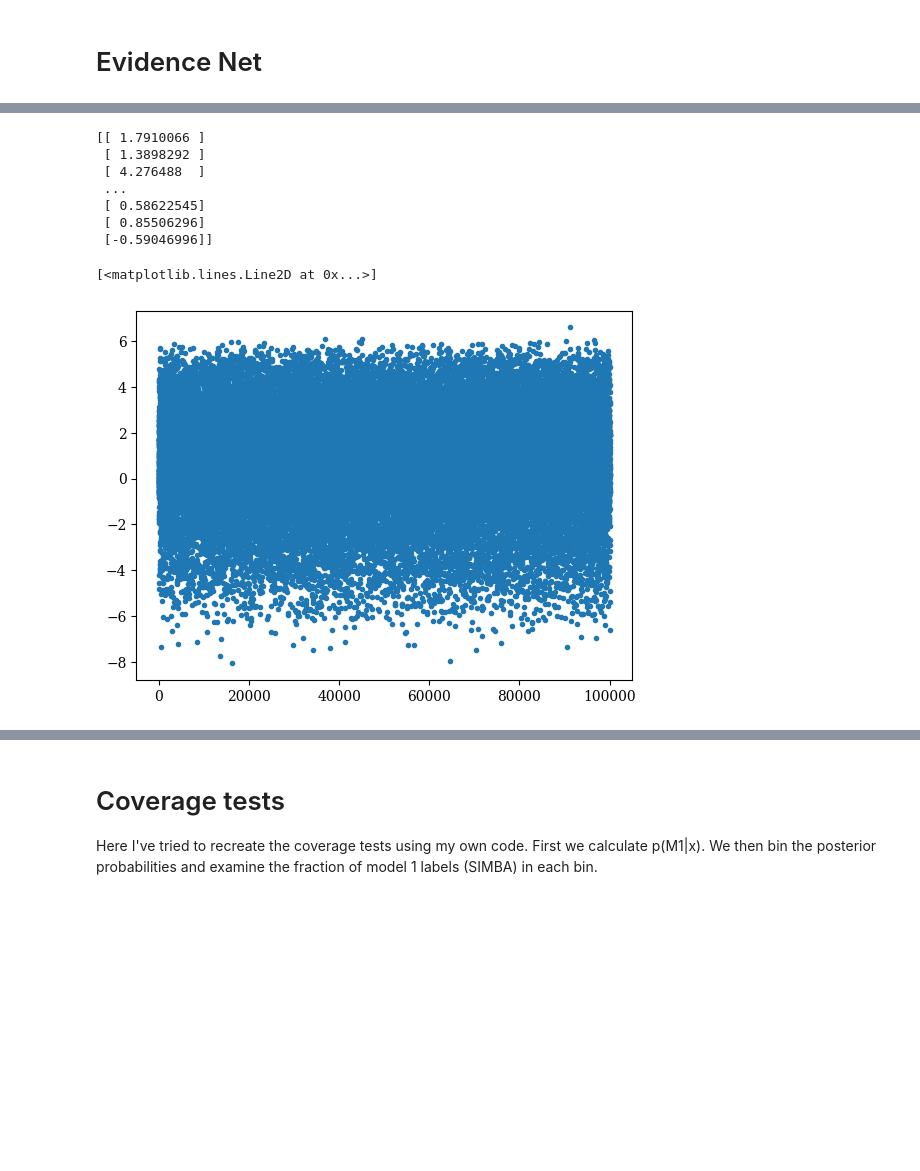
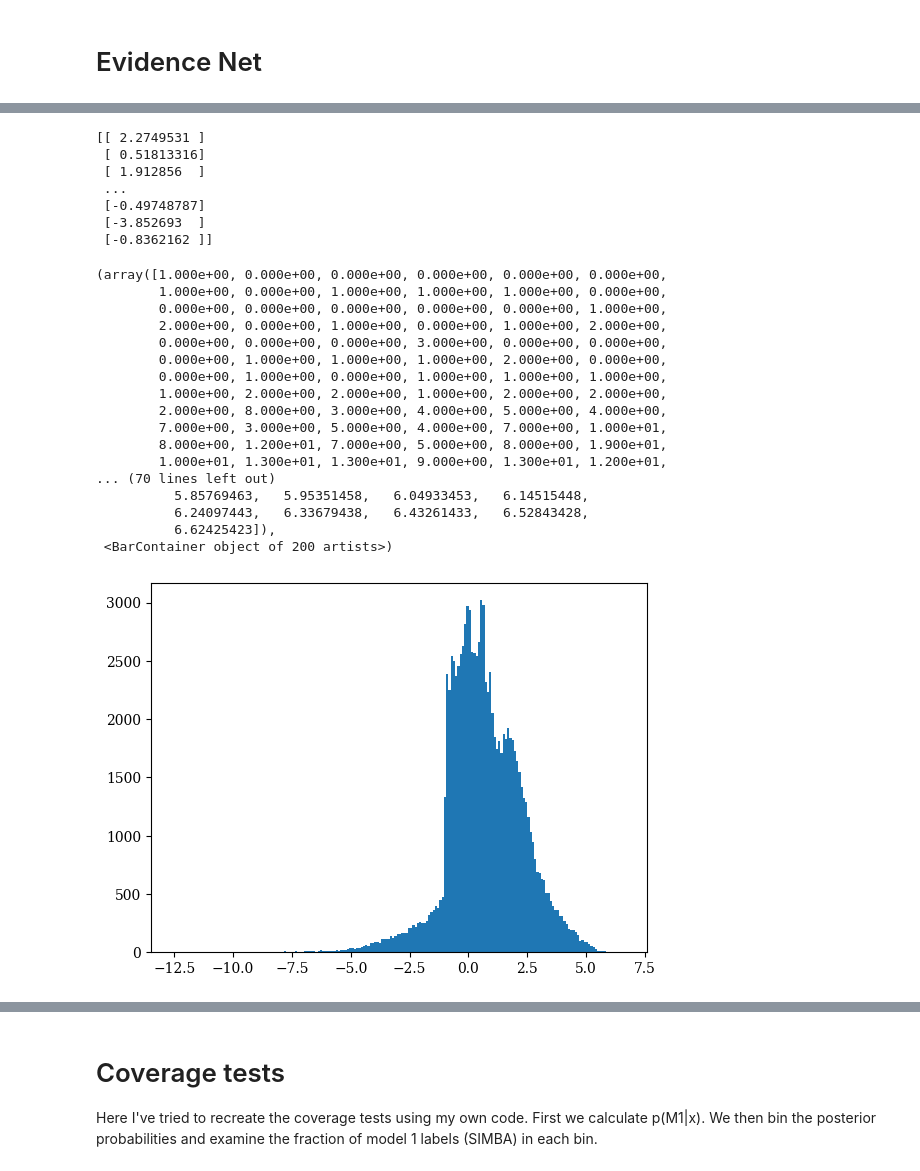
Before and after one commit to cjpdrury/evidence_networks, a Jupyter notebook: evidence_network.ipynb, the cells around one changed output, grey strips where cells are left out. Saved outputs shown, nothing was run; the diff lists cells and outputs as text; code cells hidden in the pictures; blank space fills up the shorter version.

```diff
--- a/evidence_network.ipynb
+++ b/evidence_network.ipynb
@@ -123,7 +123,7 @@ train_data = np.append(train_SIMB,train_Illu, axis=0 )
 
 
 # below is for using stellar mass and stellar metallicity
-# train_data = train_data[:,[1,7,-1]]
+train_data = train_data[:,[1,7,-1]]
 
 print(train_data[:,:-1].shape)
 # %% [output]
@@ -170,19 +164,20 @@ x_train[:,1].min()
 # %% [markdown]
 ## Scale data and view distributions
 # %%
-scaler = StandardScaler()
-scaler.fit(x_train)
-x_train_scaled = scaler.transform(x_train)
-x_test_scaled = scaler.transform(x_test)
+# use this if wanting to view all the features
+# scaler = StandardScaler()
+# scaler.fit(x_train)
+# x_train_scaled = scaler.transform(x_train)
+# x_test_scaled = scaler.transform(x_test)
 # %%
 # normalise training data
-# x_train_scaled = np.copy(x_train)
-# x_train_scaled[:,0] = np.log(x_train_scaled[:,0])
+x_train_scaled = np.copy(x_train)
+x_train_scaled[:,0] = np.log(x_train_scaled[:,0])
 
-# x_test_scaled = np.copy(x_test)
-# x_test_scaled[:,0] = np.log(x_test_scaled[:,0])
+x_test_scaled = np.copy(x_test)
+x_test_scaled[:,0] = np.log(x_test_scaled[:,0])
 
-# scaler = StandardScaler()
-# scaler.fit(x_train_scaled)
-# x_train_scaled = scaler.transform(x_train_scaled)/20.+0.5
-# x_test_scaled = scaler.transform(x_test_scaled)/20.+0.5
+scaler = StandardScaler()
+scaler.fit(x_train_scaled)
+x_train_scaled = scaler.transform(x_train_scaled)/20.+0.5
+x_test_scaled = scaler.transform(x_test_scaled)/20.+0.5
@@ -380,7 +371,7 @@ class CustomCallback(callbacks.Callback):
 # input size, epochs, number of ensembles
 N = x_train_scaled.shape[1]
 epochs = 10
-n_models = 4
+n_models = 1
 
 #####
 # n_test_calc = np.min([n_validation,20000])
@@ -440,25 +431,41 @@ Epoch 10/10
 validation_prediction = (model_instances_model[-1].predict(x_test_scaled))
 print(validation_prediction)
 # %% [output]
-[[ 1.7910066 ]
- [ 1.3898292 ]
- [ 4.276488  ]
+[[ 2.2749531 ]
+ [ 0.51813316]
+ [ 1.912856  ]
  ...
- [ 0.58622545]
- [ 0.85506296]
- [-0.59046996]]
+ [-0.49748787]
+ [-3.852693  ]
+ [-0.8362162 ]]
 # %%
-# plt.hist(validation_prediction,bins=200)
-plt.plot(validation_prediction,'.')
+plt.hist(validation_prediction,bins=200)
+# plt.plot(validation_prediction,'.')
 # plt.ylim(-100,100)
 
 
 # validation_prediction_mean = np.mean(validation_prediction)
 # log_K_net = np.log10(np.exp(validation_prediction_mean))
 # print(log_K)
 # %% [output]
-[<matplotlib.lines.Line2D at 0x...>]
+(array([1.000e+00, 0.000e+00, 0.000e+00, 0.000e+00, 0.000e+00, 0.000e+00,
+        1.000e+00, 0.000e+00, 1.000e+00, 1.000e+00, 1.000e+00, 0.000e+00,
+        0.000e+00, 0.000e+00, 0.000e+00, 0.000e+00, 0.000e+00, 1.000e+00,
+        2.000e+00, 0.000e+00, 1.000e+00, 0.000e+00, 1.000e+00, 2.000e+00,
+        0.000e+00, 0.000e+00, 0.000e+00, 3.000e+00, 0.000e+00, 0.000e+00,
+        0.000e+00, 1.000e+00, 1.000e+00, 1.000e+00, 2.000e+00, 0.000e+00,
+        0.000e+00, 1.000e+00, 0.000e+00, 1.000e+00, 1.000e+00, 1.000e+00,
+        1.000e+00, 2.000e+00, 2.000e+00, 1.000e+00, 2.000e+00, 2.000e+00,
+        2.000e+00, 8.000e+00, 3.000e+00, 4.000e+00, 5.000e+00, 4.000e+00,
+        7.000e+00, 3.000e+00, 5.000e+00, 4.000e+00, 7.000e+00, 1.000e+01,
+        8.000e+00, 1.200e+01, 7.000e+00, 5.000e+00, 8.000e+00, 1.900e+01,
+        1.000e+01, 1.300e+01, 1.300e+01, 9.000e+00, 1.300e+01, 1.200e+01,
+... (70 lines left out)
+          5.85769463,   5.95351458,   6.04933453,   6.14515448,
+          6.24097443,   6.33679438,   6.43261433,   6.52843428,
+          6.62425423]),
+ <BarContainer object of 200 artists>)
-[figure, old version]
+[figure, new version]
 # %%
 for i in range(n_models):
     _ = plt.plot(histories[i].history['loss'][:])
```
Also changed, not shown: parts of 15 cells of this notebook.
